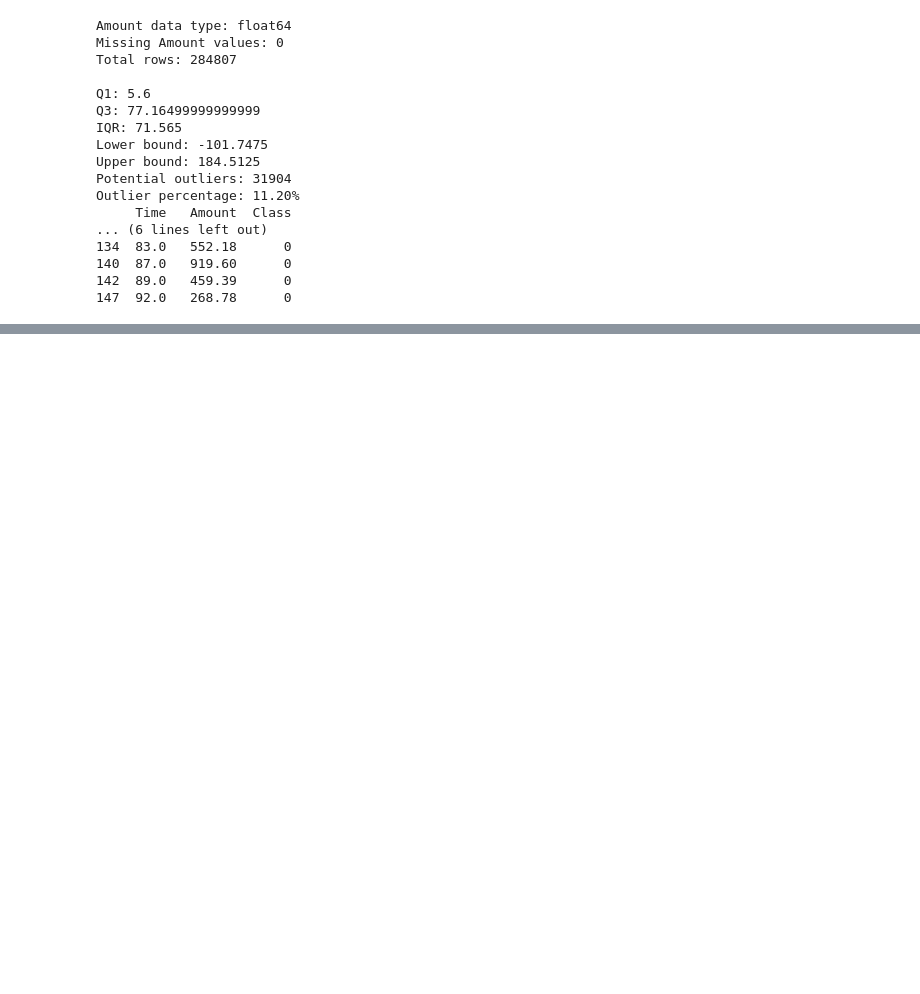
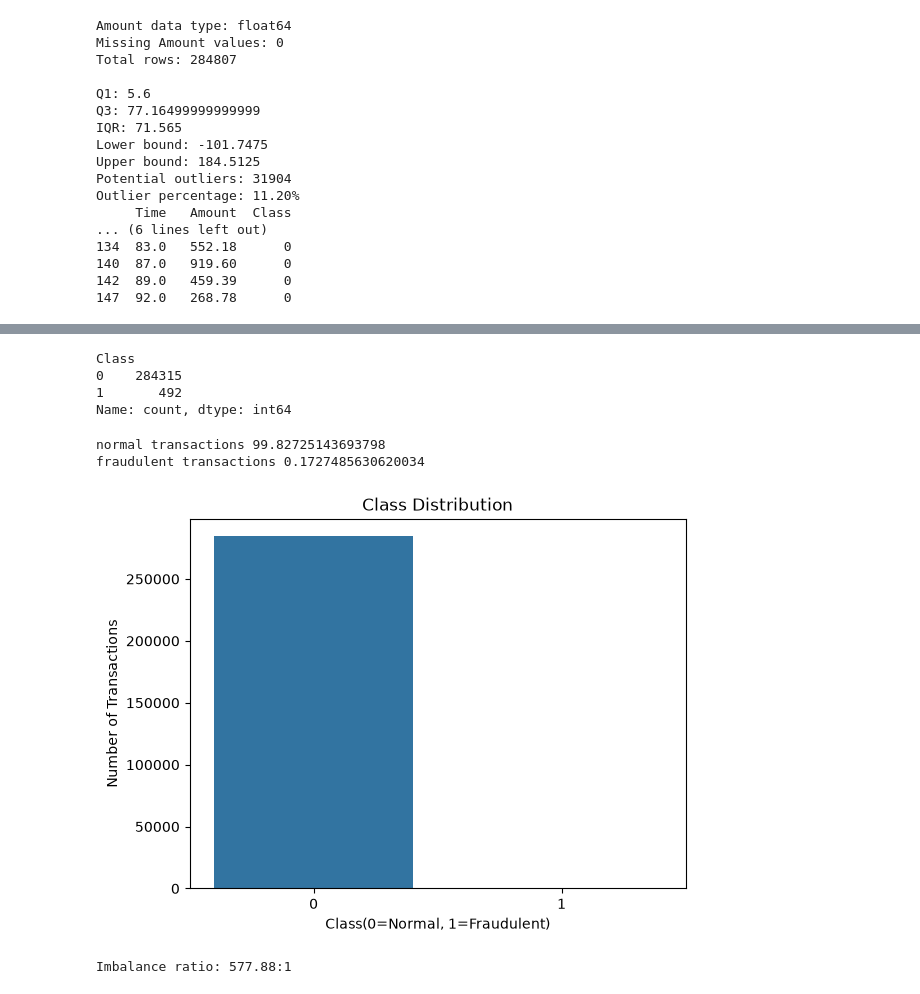
Before and after one commit to RamprakashReddy42/ml-engineer-progress-day-to-day-phase-2, a Jupyter notebook: EXPLORATORY DATA ANALYSIS.ipynb, the cells around one changed output, grey strips where cells are left out. Cells and saved outputs as stored; diff of their text form; code cells hidden in the pictures; blank space fills up the shorter version.

```diff
--- a/EXPLORATORY DATA ANALYSIS.ipynb
+++ b/EXPLORATORY DATA ANALYSIS.ipynb
@@ -275,0 +376,37 @@ KeyError: 'Amount.head(20)'
+# %%
+print(df["Class"].value_counts())
+# %% [output]
+Class
+0    284315
+1       492
+Name: count, dtype: int64
+# %%
+class_counts=df['Class'].value_counts(normalize=True).reindex([0,1],fill_value=0)*100
+print("normal transactions",class_counts.loc[0])
+print("fraudulent transactions",class_counts.loc[1])
+# %% [output]
+normal transactions 99.82725143693798
+fraudulent transactions 0.1727485630620034
+# %%
+import matplotlib.pyplot as plt
+import seaborn as sns
+class_counts = df["Class"].value_counts().reindex([0, 1], fill_value=0)
+sns.barplot(x=class_counts.index, y=class_counts.values)
+plt.title("Class Distribution")
+plt.xlabel("Class(0=Normal, 1=Fraudulent)")
+plt.ylabel("Number of Transactions")
+plt.show()
+# %% [output]
+[figure, added]
+# %%
+
+normal_count = (df["Class"] == 0).sum()
+fraud_count = (df["Class"] == 1).sum()
+
+if fraud_count > 0:
+    imbalance_ratio = normal_count / fraud_count
+    print(f"Imbalance ratio: {imbalance_ratio:.2f}:1")
+else:
+    print("Cannot calculate the ratio: no fraud examples found.")
+# %% [output]
+Imbalance ratio: 577.88:1
```
Also changed, not shown: parts of 6 cells of this notebook.
